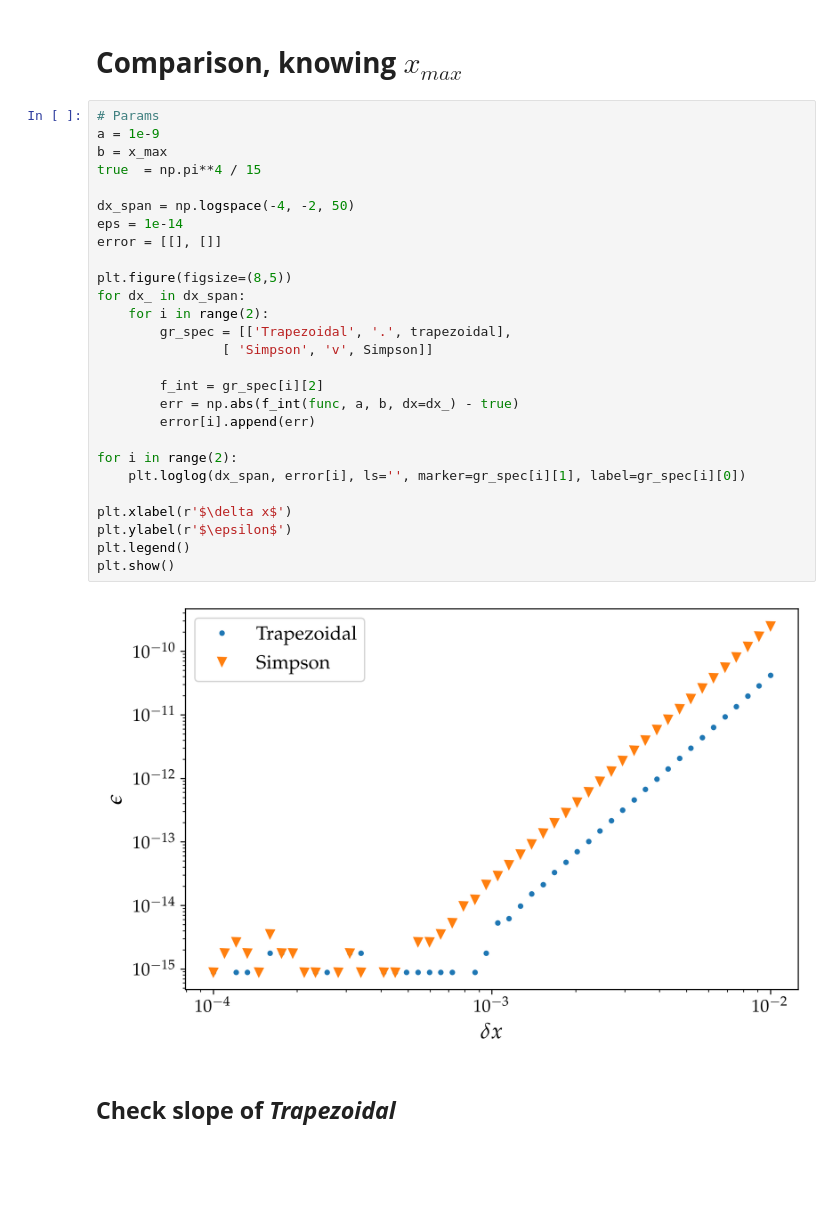
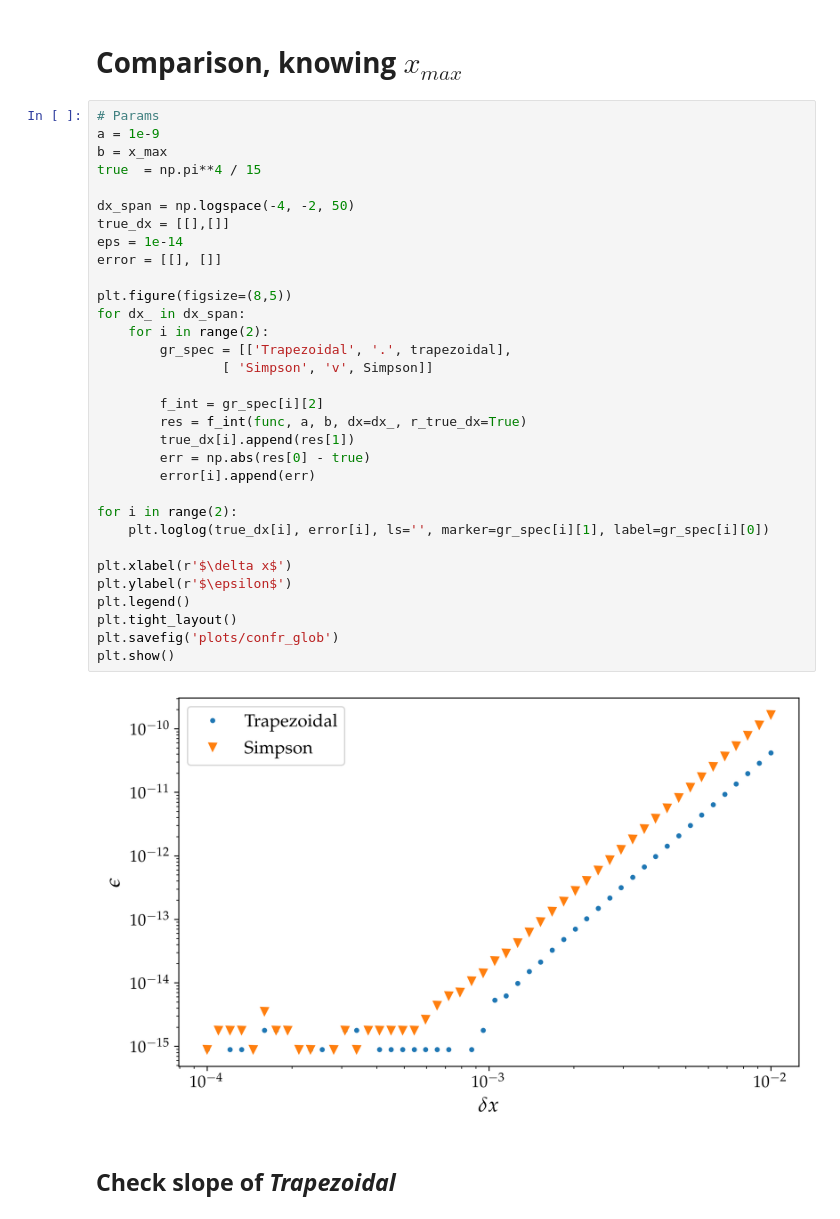
Before and after one commit to mvolpato-unimib/Lab_comp, a Jupyter notebook: ex20/integr.ipynb, the cells around one changed output. Cells and saved outputs as stored; diff of their text form; blank space fills up the shorter version.

```diff
--- a/ex20/integr.ipynb
+++ b/ex20/integr.ipynb
@@ -268,32 +270,37 @@ diff = 2.3092638912203256e-14
 # %%
 # Params
 a = 1e-9
 b = x_max
 true  = np.pi**4 / 15
 
 dx_span = np.logspace(-4, -2, 50)
+true_dx = [[],[]]
 eps = 1e-14
 error = [[], []]
 
 plt.figure(figsize=(8,5))
 for dx_ in dx_span:
     for i in range(2):
         gr_spec = [['Trapezoidal', '.', trapezoidal],
                 [ 'Simpson', 'v', Simpson]]
 
         f_int = gr_spec[i][2]
-        err = np.abs(f_int(func, a, b, dx=dx_) - true)
+        res = f_int(func, a, b, dx=dx_, r_true_dx=True)
+        true_dx[i].append(res[1])
+        err = np.abs(res[0] - true)
         error[i].append(err)
 
 for i in range(2):
-    plt.loglog(dx_span, error[i], ls='', marker=gr_spec[i][1], label=gr_spec[i][0])
+    plt.loglog(true_dx[i], error[i], ls='', marker=gr_spec[i][1], label=gr_spec[i][0])
 
 plt.xlabel(r'$\delta x$')
 plt.ylabel(r'$\epsilon$')
 plt.legend()
+plt.tight_layout()
+plt.savefig('plots/confr_glob')
 plt.show()
 # %% [output]
-[figure, old version]
+[figure, new version]
 # %% [markdown]
 ## **Check slope of *Trapezoidal***
 # %%
```
Also changed, not shown: parts of 9 cells of this notebook, 7 other files.
